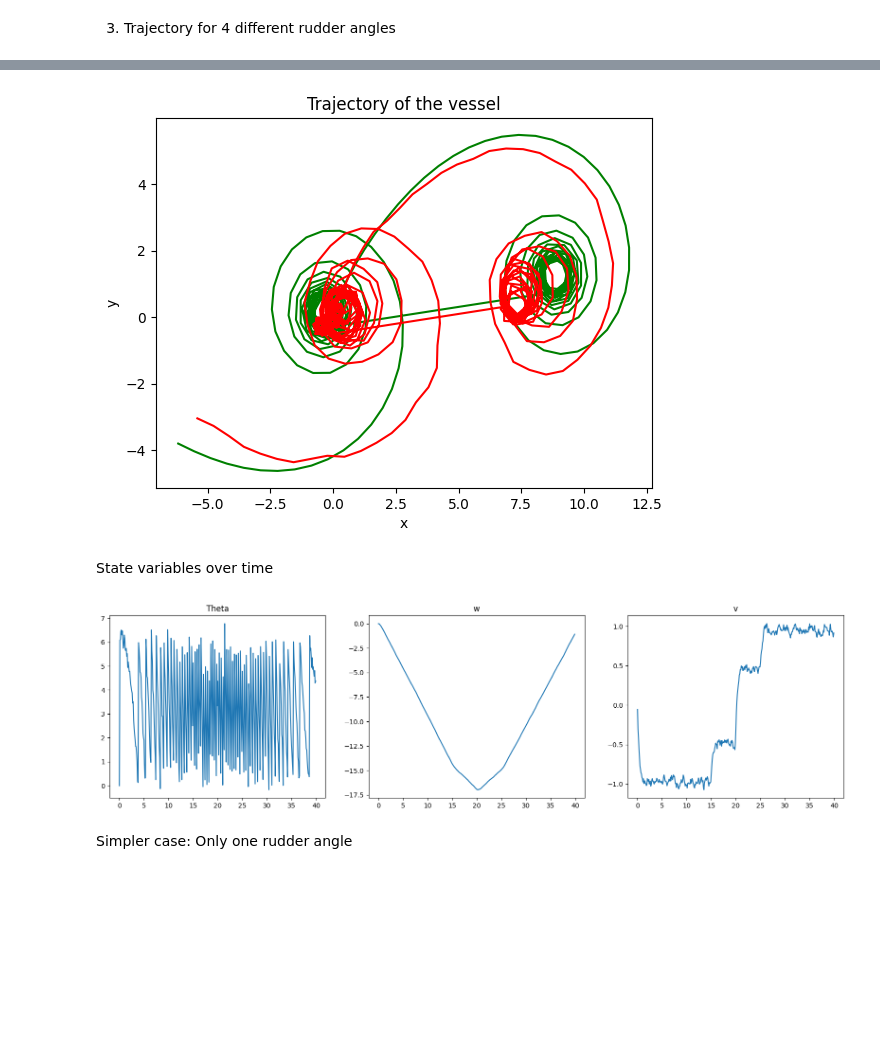
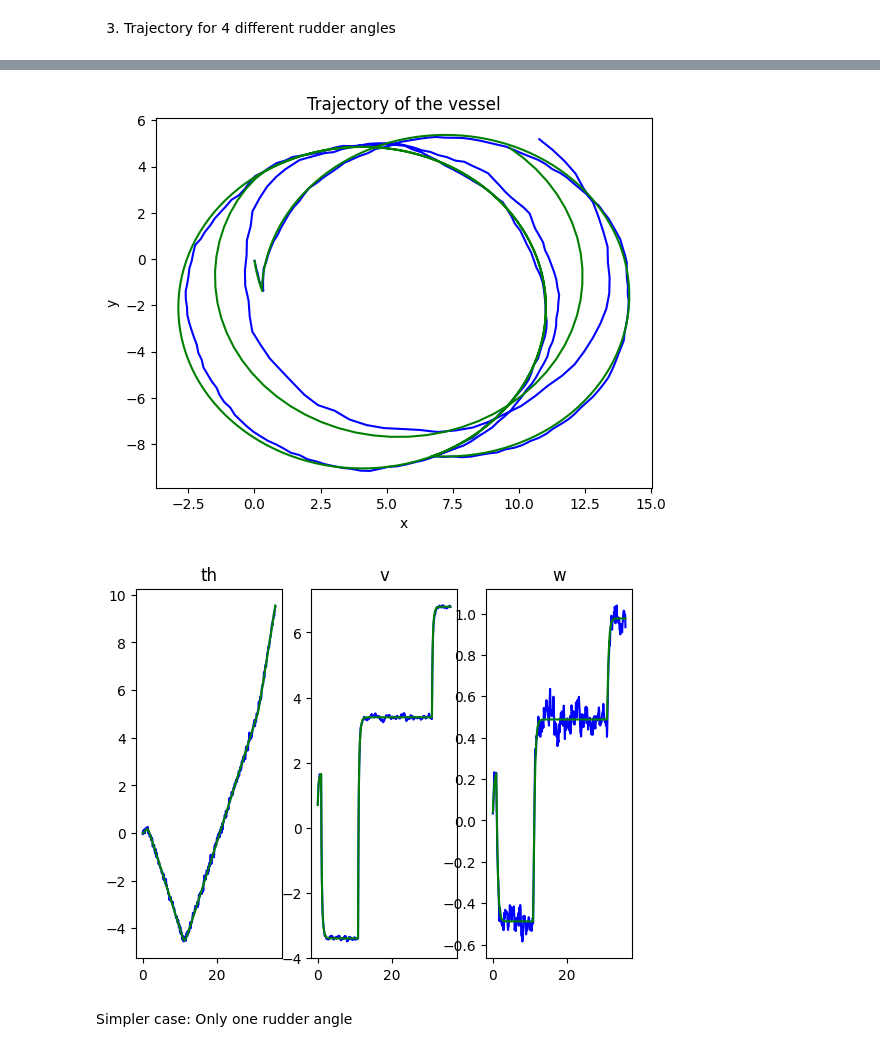
Before and after one commit to BasselSh/Machine_learning_for_Robotics, a Jupyter notebook: Kalman_Filter/lab2.ipynb, the cells around one changed output, grey strips where cells are left out. Cells and saved outputs as stored; diff of their text form; code cells hidden in the pictures; blank space fills up the shorter version.

Commit message:
Created state_space class and full Vessel_class

```diff
--- a/Kalman_Filter/lab2.ipynb
+++ b/Kalman_Filter/lab2.ipynb
@@ -64,20 +64,20 @@ The heading direction of the vessel is available for measurement with an error w
 # %% [markdown]
 1. Define vessel parameters
 # %%
-import numpy as np
-import matplotlib.pyplot as plt
-a22=-3
-a23=2
-a32=0.58
-a33=-5
-b21=1
-b31=18
-v0=10
-A = np.array([[0,1,0], [0, a22, a23/v0], [0, a32*v0, a33]])
-B = np.array([[0, b21, b31]]).T
-x = [0, 0, 0.1]
-dt = 0.1
-A,B
+# import numpy as np
+# import matplotlib.pyplot as plt
+# a22=-3
+# a23=2
+# a32=0.58
+# a33=-5
+# b21=1
+# b31=18
+# v0=10
+# A = np.array([[0,1,0], [0, a22, a23/v0], [0, a32*v0, a33]])
+# B = np.array([[0, b21, b31]]).T
+# x = [0, 0, 0.1]
+# dt = 0.1
+# A,B
 # %% [output]
 (array([[ 0. ,  1. ,  0. ],
         [ 0. , -3. ,  0.2],
@@ -316,15 +257,13 @@ plotxy(ax, xx_r_all,yy_r_all, 'green')
-# %%
-fig, ax = plt.subplots()
-plotxy(ax, xx_r_all,yy_r_all, 'green')
-plotxy(ax, xx_all,yy_all, 'red')
-# %% [output]
-[figure, removed]
-# %% [markdown]
-State variables over time
-# %%
-show(th_all,w_all,v_all)
-# %% [output]
-[figure, removed]
+# %%
+u = [np.pi/8, -np.pi/4, np.pi/4, np.pi/4, np.pi/2]
+t = np.array([1, 10, 5,15,5])
+model = Vessel()
+model.loop(t,u)
+model.plot_pos()
+model.plot_all()
+# %% [output]
+[figure, added]
+[figure, added]
 # %% [markdown]
 Simpler case: Only one rudder angle
 # %%
```
Also changed, not shown: parts of 2 cells of this notebook.
